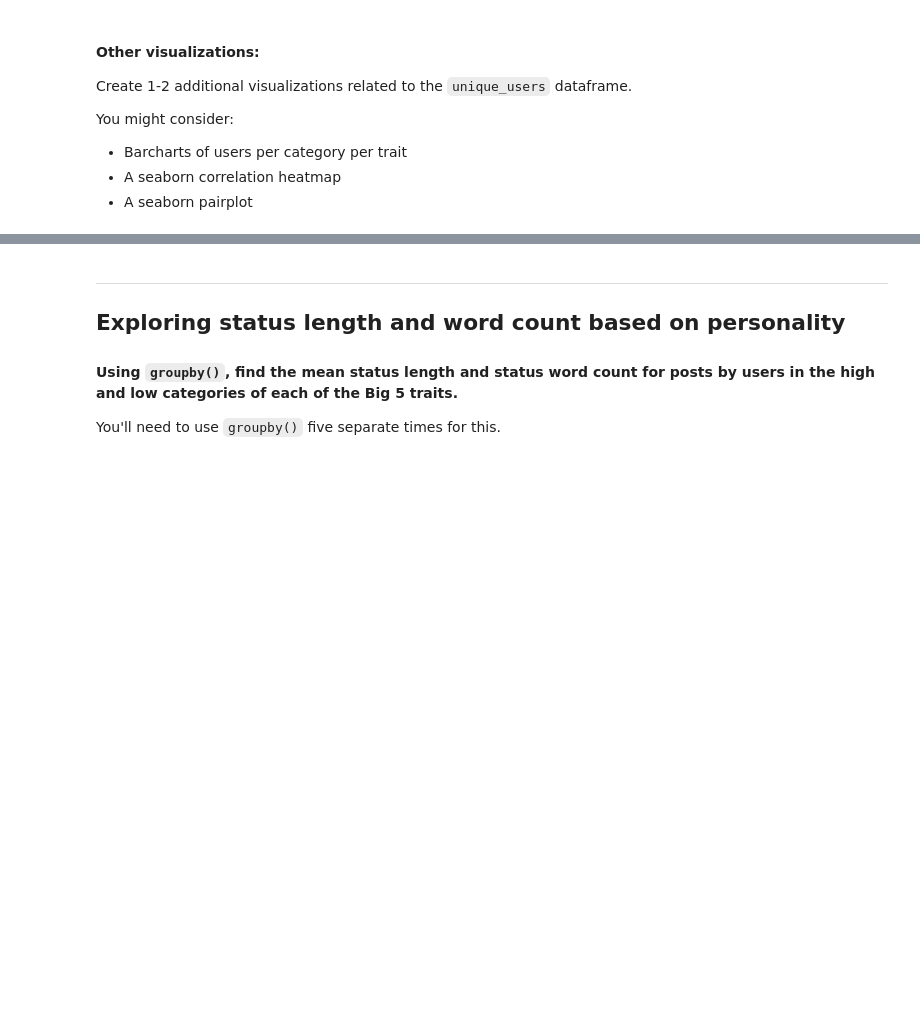
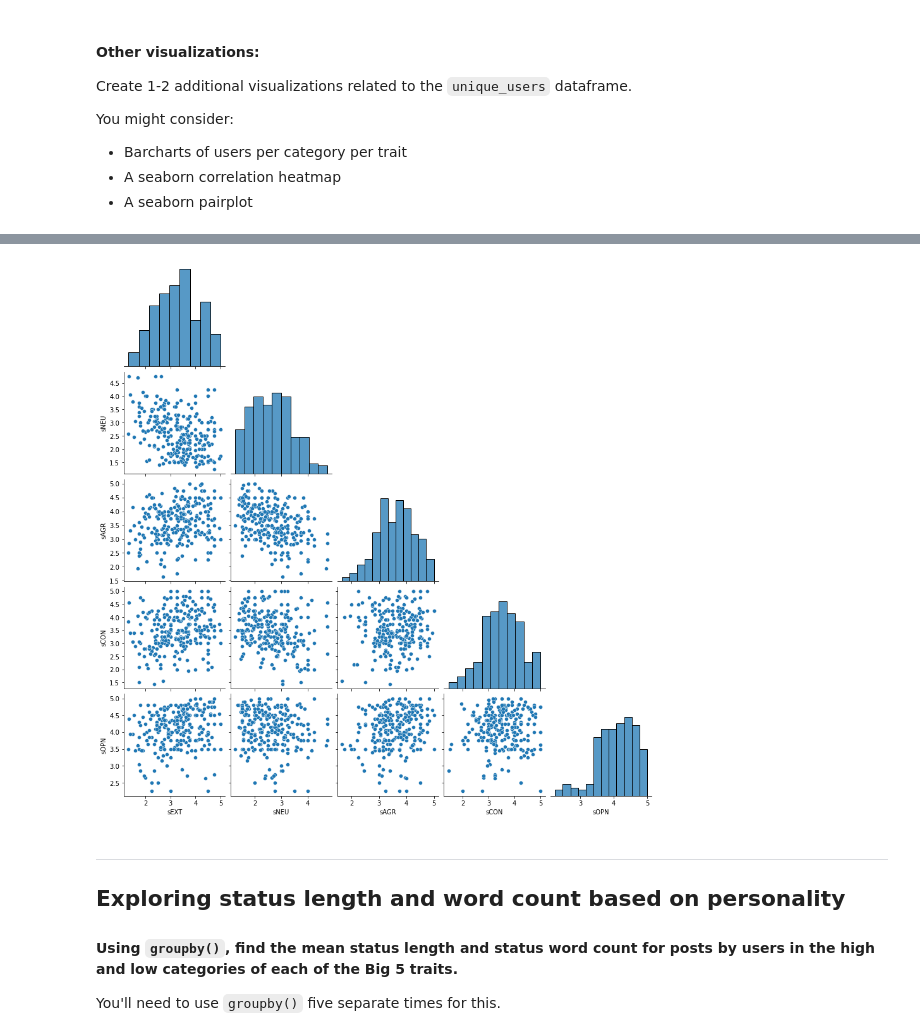
Before and after one commit to pezpet/general-assembly, a Jupyter notebook: labs/5.02-lab-nlp-master/starter-code-andres.ipynb, the cells around one changed output, grey strips where cells are left out. Saved outputs shown, nothing was run; the diff lists cells and outputs as text; code cells hidden in the pictures; blank space fills up the shorter version.

```diff
--- a/labs/5.02-lab-nlp-master/starter-code-andres.ipynb
+++ b/labs/5.02-lab-nlp-master/starter-code-andres.ipynb
@@ -272,3 +278,7 @@ You might consider:
+# %%
+sns.pairplot(unique_users, corner=True);
+# %% [output]
+[figure, added]
 # %% [markdown]
 ---
 
```
Also changed, not shown: parts of 22 cells of this notebook.
